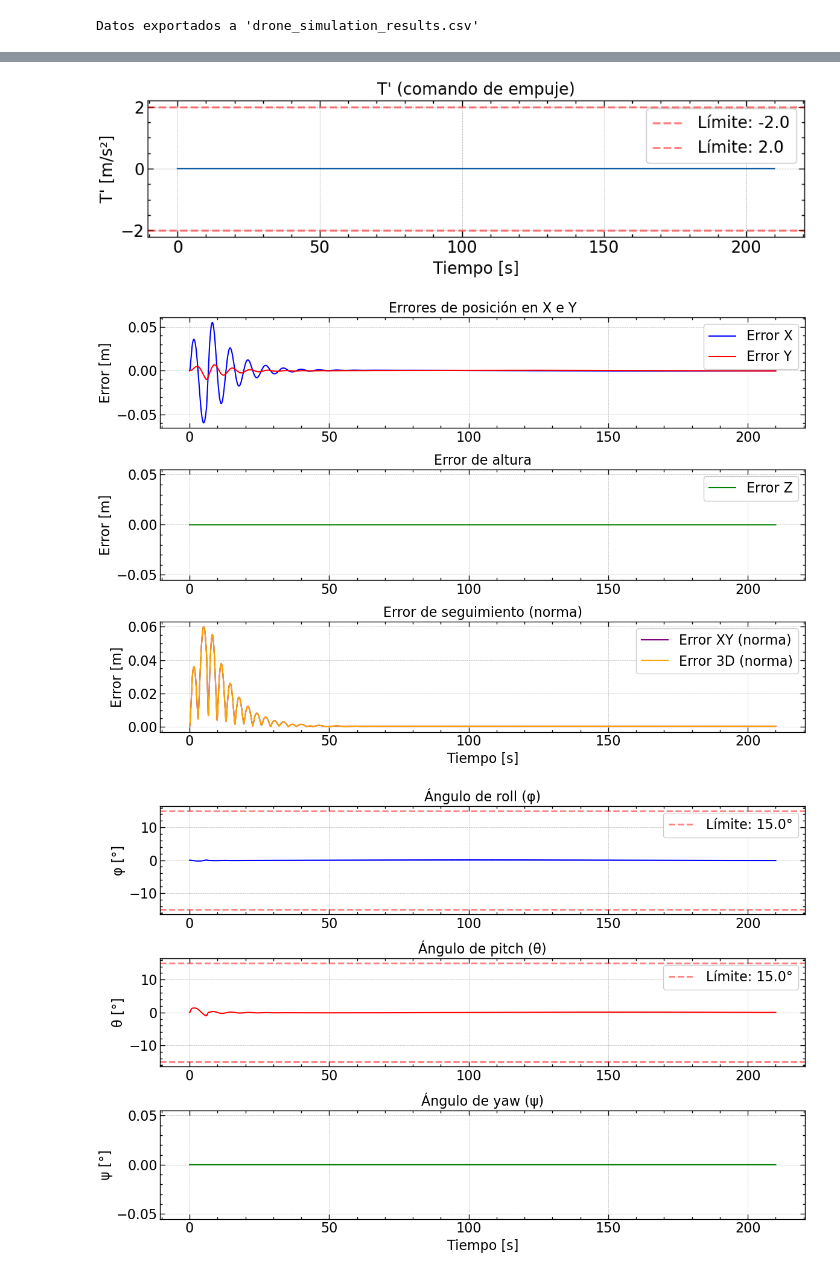
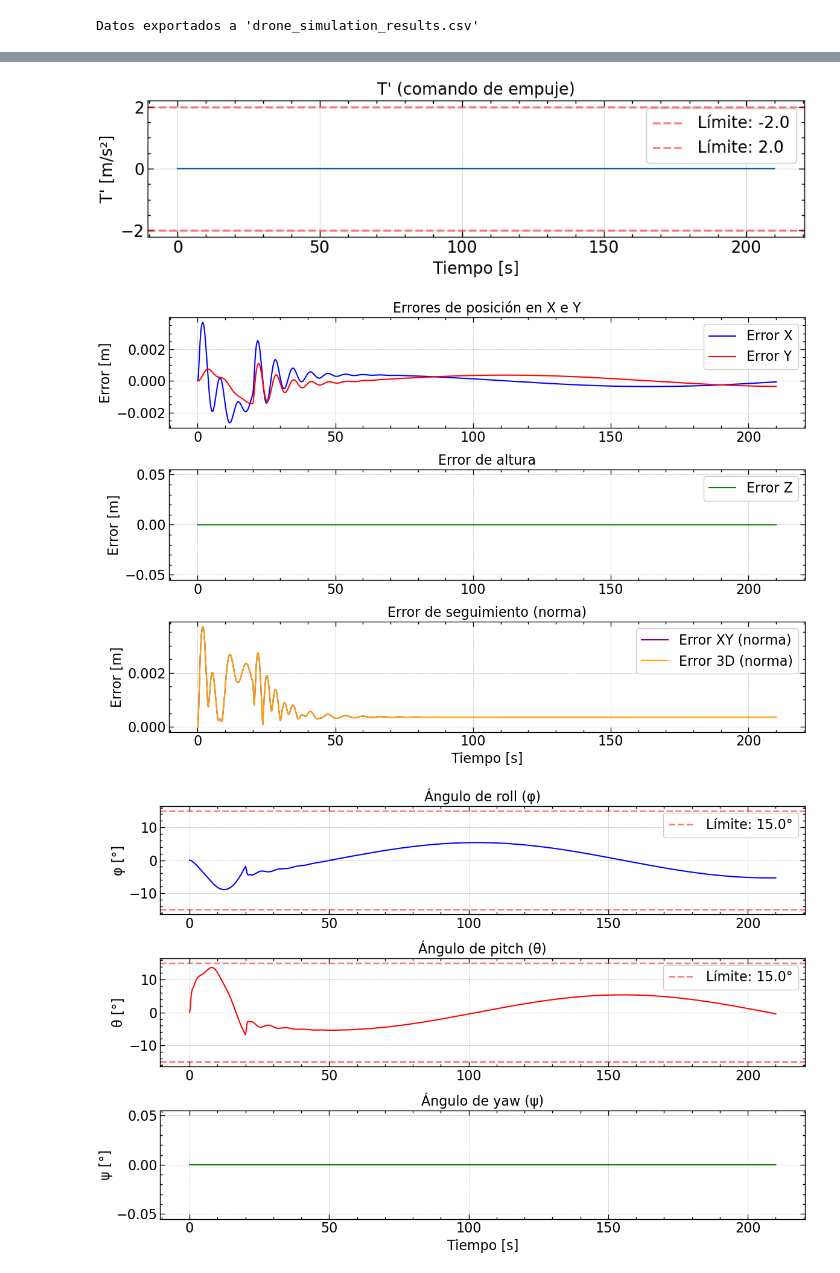
Before and after one commit to physicsIS/quadcopter, a Jupyter notebook: math_model.ipynb, the cells around one changed output, grey strips where cells are left out. Cells and saved outputs as stored; diff of their text form; code cells hidden in the pictures.

Commit message:
Mejorando tiempos de simulacion, se encontraron parametros interesantes para simular

```diff
--- a/math_model.ipynb
+++ b/math_model.ipynb
@@ -960,8 +960,17 @@ params = {
     "kp_phi": kp_phi,"kd_phi": kd_phi,
     "kp_theta": kp_theta,"kd_theta": kd_theta,
     "kp_psi": kp_psi,"kd_psi": kd_psi,
-    "traj_params": {"R":1.0,"w":0.03,"z0":1.0,"Tr":6.0}
+    "traj_params": {"R":1.0,"w":0.03,"z0":1.0,"Tr":20.0}
 }
+
+# Funciona perfecta la aproximacion lineal:
+# "traj_params": {"R":1.0,"w":0.03,"z0":1.0,"Tr":20.0}
+
+# Funciona, con un pico en theta al inicio luego de eso va perfecto, la aprimacion lineal:
+# "traj_params": {"R":1.0,"w":0.03,"z0":1.0,"Tr":8.0}
+
+# Pico enorme al inicio, luego comieza a oscilar justo entre los limites lineales:
+# "traj_params": {"R":1.0,"w":0.09,"z0":1.0,"Tr":5.0}
 
 state0 = np.zeros(12); state0[4] = 1.0
 
@@ -1134,7 +1143,7 @@ plt.show()
 plt.figure(figsize=(12, 8))
 
 plt.subplot(3, 1, 1)
-plt.plot(t, data_dict['phi'], 'b-', linewidth=1.5)
+plt.plot(t, np.rad2deg(data_dict['phi']), 'b-', linewidth=1.5)
 plt.axhline(y=np.rad2deg(max_angle), color='r', linestyle='--', alpha=0.5, label=f'Límite: {np.rad2deg(max_angle):.1f}°')
 plt.axhline(y=-np.rad2deg(max_angle), color='r', linestyle='--', alpha=0.5)
 plt.grid(True, alpha=0.3)
@@ -1143,7 +1152,7 @@ plt.ylabel('φ [°]')
 plt.title('Ángulo de roll (φ)')
 
 plt.subplot(3, 1, 2)
-plt.plot(t, data_dict['theta'], 'r-', linewidth=1.5)
+plt.plot(t, np.rad2deg(data_dict['theta']), 'r-', linewidth=1.5)
 plt.axhline(y=np.rad2deg(max_angle), color='r', linestyle='--', alpha=0.5, label=f'Límite: {np.rad2deg(max_angle):.1f}°')
 plt.axhline(y=-np.rad2deg(max_angle), color='r', linestyle='--', alpha=0.5)
 plt.grid(True, alpha=0.3)
@@ -1152,7 +1161,7 @@ plt.ylabel('θ [°]')
 plt.title('Ángulo de pitch (θ)')
 
 plt.subplot(3, 1, 3)
-plt.plot(t, data_dict['psi'], 'g-', linewidth=1.5)
+plt.plot(t, np.rad2deg(data_dict['psi']), 'g-', linewidth=1.5)
 plt.grid(True, alpha=0.3)
 plt.xlabel('Tiempo [s]')
 plt.ylabel('ψ [°]')
@@ -1210,32 +1219,32 @@ print(f"  Error XY (norma): {np.sqrt(np.mean(data_dict['error_xy']**2)):.4f} m")
 print(f"  Error 3D (norma): {np.sqrt(np.mean(data_dict['error_3d']**2)):.4f} m")
 
 print(f"\nErrores máximos:")
 print(f"  Max |error X|: {np.max(np.abs(data_dict['error_x'])):.4f} m")
 print(f"  Max |error Y|: {np.max(np.abs(data_dict['error_y'])):.4f} m")
 print(f"  Max |error Z|: {np.max(np.abs(data_dict['error_z'])):.4f} m")
 print(f"  Max error XY: {np.max(data_dict['error_xy']):.4f} m")
 print(f"  Max error 3D: {np.max(data_dict['error_3d']):.4f} m")
 
 print(f"\nÁngulos máximos alcanzados:")
 print(f"  Max |φ|: {np.max(np.abs(data_dict['phi'])):.2f}°")
 print(f"  Max |θ|: {np.max(np.abs(data_dict['theta'])):.2f}°")
 print(f"  Max |ψ|: {np.max(np.abs(data_dict['psi'])):.2f}°")
 
 print(f"\nSaturación de comandos:")
 Tprime_sat_count = np.sum((Tprime_hist <= Tprime_min) | (Tprime_hist >= Tprime_max))
 print(f"  T' saturado en {Tprime_sat_count} puntos ({100*Tprime_sat_count/len(t):.1f}% del tiempo)")
 
 # Imprimir algunos puntos de muestra
 print("\n" + "="*60)
 print("PUNTOS DE MUESTREO")
 print("="*60)
 for ii in range(0, len(t), len(t)//6):
     error_x_pt = xd[ii] - x[ii]
     error_y_pt = yd[ii] - y[ii]
     error_xy_pt = np.sqrt(error_x_pt**2 + error_y_pt**2)
     print(f"t={t[ii]:5.2f}s: ref=({xd[ii]:6.3f},{yd[ii]:6.3f}) drone=({x[ii]:6.3f},{y[ii]:6.3f}) error={error_xy_pt:6.3f}m")
 # %% [output]
 [figure]
 [figure]
-[figure, old version]
+[figure, new version]
-[figure, old version]
+[figure, new version]
```
Also changed, not shown: parts of 2 cells of this notebook, 4 other files.
